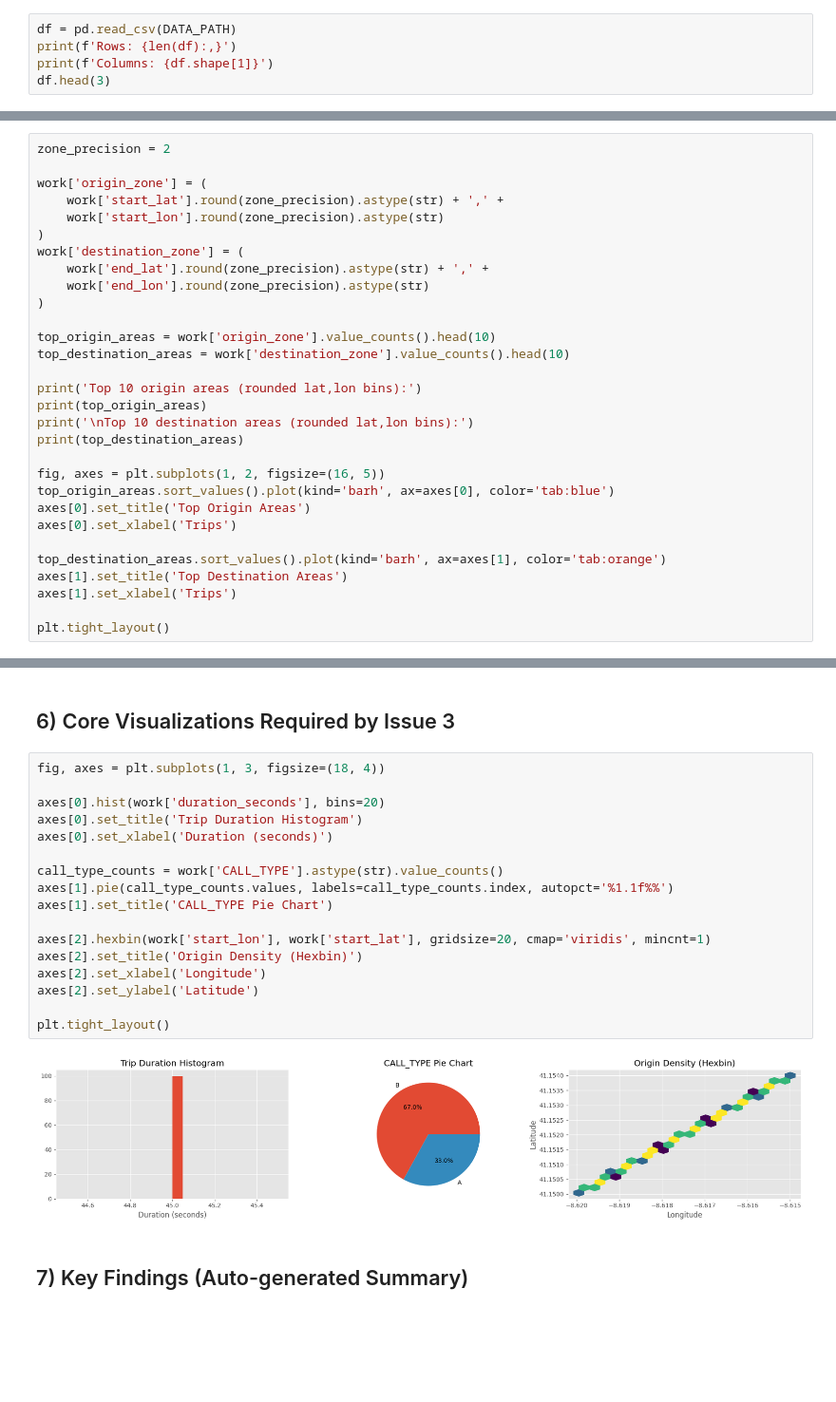
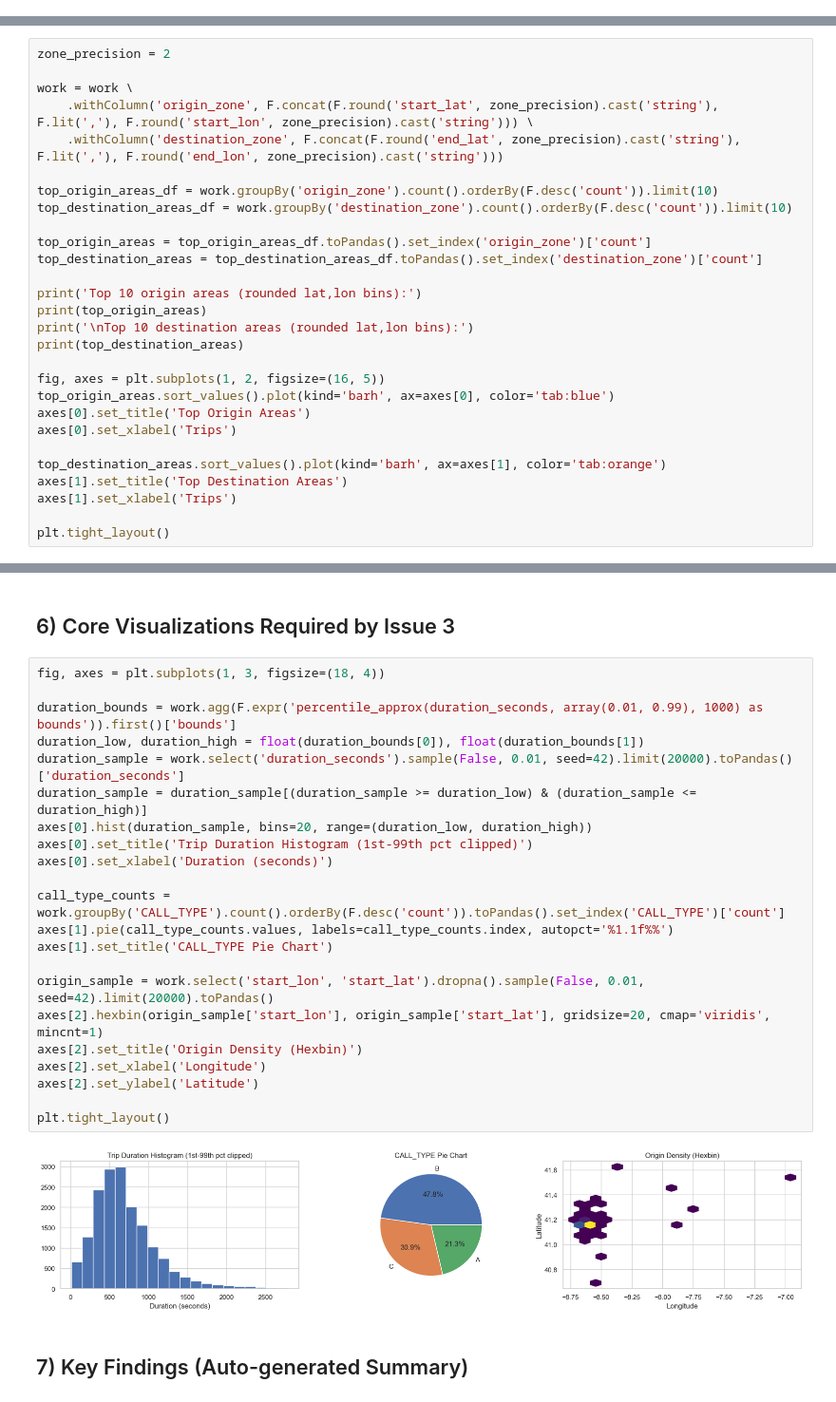
Before and after one commit to badreddineelazyzi/TaaSim-Project, a Jupyter notebook: notebooks/issue-3-porto-profiling.ipynb, the cells around one changed output, grey strips where cells are left out. Shown at 95% size. Drawn from its saved outputs; the diff is of its cells as text; blank space fills up the shorter version.

```diff
--- a/notebooks/issue-3-porto-profiling.ipynb
+++ b/notebooks/issue-3-porto-profiling.ipynb
@@ -30,5 +60,0 @@ Using dataset: C:\Users\dell\Desktop\big data project\TaaSim-Project\data\downlo
-# %%
-df = pd.read_csv(DATA_PATH)
-print(f'Rows: {len(df):,}')
-print(f'Columns: {df.shape[1]}')
-df.head(3)
@@ -243,17 +404,15 @@ Using a simple spatial binning approach (rounded lat/lon) as proxy zones for top
 # %%
 zone_precision = 2
 
-work['origin_zone'] = (
-    work['start_lat'].round(zone_precision).astype(str) + ',' +
-    work['start_lon'].round(zone_precision).astype(str)
-)
-work['destination_zone'] = (
-    work['end_lat'].round(zone_precision).astype(str) + ',' +
-    work['end_lon'].round(zone_precision).astype(str)
-)
+work = work \
+    .withColumn('origin_zone', F.concat(F.round('start_lat', zone_precision).cast('string'), F.lit(','), F.round('start_lon', zone_precision).cast('string'))) \
+    .withColumn('destination_zone', F.concat(F.round('end_lat', zone_precision).cast('string'), F.lit(','), F.round('end_lon', zone_precision).cast('string')))
 
-top_origin_areas = work['origin_zone'].value_counts().head(10)
-top_destination_areas = work['destination_zone'].value_counts().head(10)
+top_origin_areas_df = work.groupBy('origin_zone').count().orderBy(F.desc('count')).limit(10)
+top_destination_areas_df = work.groupBy('destination_zone').count().orderBy(F.desc('count')).limit(10)
+
+top_origin_areas = top_origin_areas_df.toPandas().set_index('origin_zone')['count']
+top_destination_areas = top_destination_areas_df.toPandas().set_index('destination_zone')['count']
 
 print('Top 10 origin areas (rounded lat,lon bins):')
 print(top_origin_areas)
@@ -289,22 +453,27 @@ Name: count, dtype: int64
 # %%
 fig, axes = plt.subplots(1, 3, figsize=(18, 4))
 
-axes[0].hist(work['duration_seconds'], bins=20)
-axes[0].set_title('Trip Duration Histogram')
+duration_bounds = work.agg(F.expr('percentile_approx(duration_seconds, array(0.01, 0.99), 1000) as bounds')).first()['bounds']
+duration_low, duration_high = float(duration_bounds[0]), float(duration_bounds[1])
+duration_sample = work.select('duration_seconds').sample(False, 0.01, seed=42).limit(20000).toPandas()['duration_seconds']
+duration_sample = duration_sample[(duration_sample >= duration_low) & (duration_sample <= duration_high)]
+axes[0].hist(duration_sample, bins=20, range=(duration_low, duration_high))
+axes[0].set_title('Trip Duration Histogram (1st-99th pct clipped)')
 axes[0].set_xlabel('Duration (seconds)')
 
-call_type_counts = work['CALL_TYPE'].astype(str).value_counts()
+call_type_counts = work.groupBy('CALL_TYPE').count().orderBy(F.desc('count')).toPandas().set_index('CALL_TYPE')['count']
 axes[1].pie(call_type_counts.values, labels=call_type_counts.index, autopct='%1.1f%%')
 axes[1].set_title('CALL_TYPE Pie Chart')
 
-axes[2].hexbin(work['start_lon'], work['start_lat'], gridsize=20, cmap='viridis', mincnt=1)
+origin_sample = work.select('start_lon', 'start_lat').dropna().sample(False, 0.01, seed=42).limit(20000).toPandas()
+axes[2].hexbin(origin_sample['start_lon'], origin_sample['start_lat'], gridsize=20, cmap='viridis', mincnt=1)
 axes[2].set_title('Origin Density (Hexbin)')
 axes[2].set_xlabel('Longitude')
 axes[2].set_ylabel('Latitude')
 
 plt.tight_layout()
 # %% [output]
-[figure, old version]
+[figure, new version]
 # %% [markdown]
 ## 7) Key Findings (Auto-generated Summary)
 # %%
```
Also changed, not shown: parts of 16 cells of this notebook, 11 other files.
